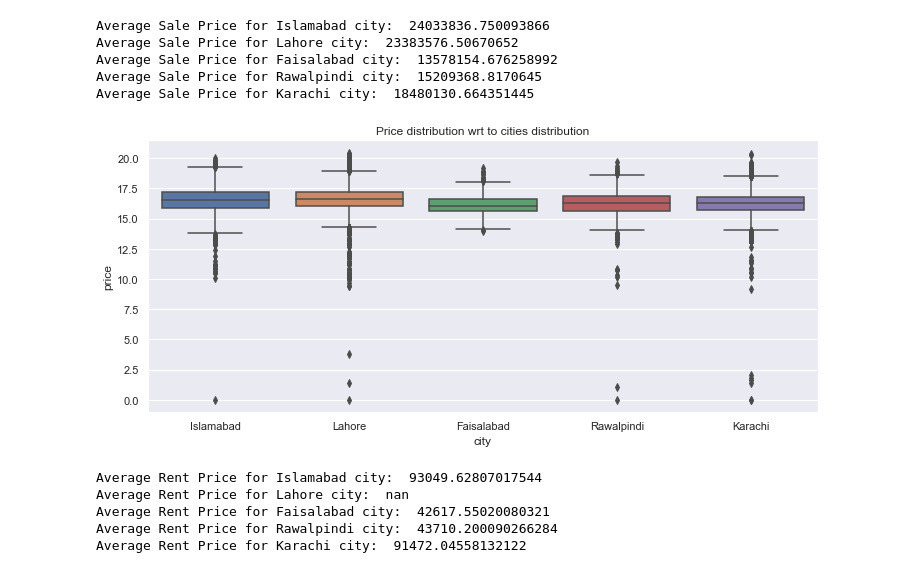
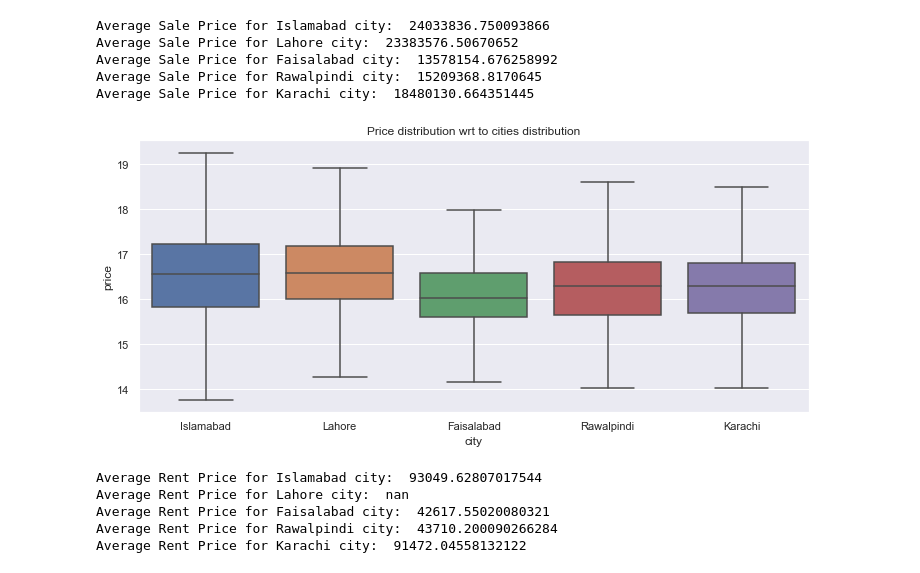
Before and after one commit to Faraz126/Zameen-Data-exploratory-Analysis, a Jupyter notebook: Hareem_EDA.ipynb, the cells around one changed output. Saved outputs shown, nothing was run; the diff lists cells and outputs as text; code cells hidden in the pictures.

```diff
--- a/Hareem_EDA.ipynb
+++ b/Hareem_EDA.ipynb
@@ -194,10 +201,10 @@ Average Sale Price for Rawalpindi city:  15209368.8170645
 Average Sale Price for Karachi city:  18480130.664351445
 # %%
 fig, ax = plt.subplots(figsize=(12,5))
-sns.boxplot(x=for_sale.city,y=np.log(for_sale.price),ax=ax).set_title('Price distribution wrt to cities distribution')
+sns.boxplot(x=for_sale.city,y=np.log(for_sale.price),ax=ax,showfliers=False).set_title('Price distribution wrt to cities distribution')
 plt.show()
 # %% [output]
-[figure, old version]
+[figure, new version]
 # %%
 for i in cities:
     print("Average Rent Price for " +i+ " city: ",for_rent[for_rent['city'] == i].price.mean())
```
Also changed, not shown: parts of 6 cells of this notebook.
